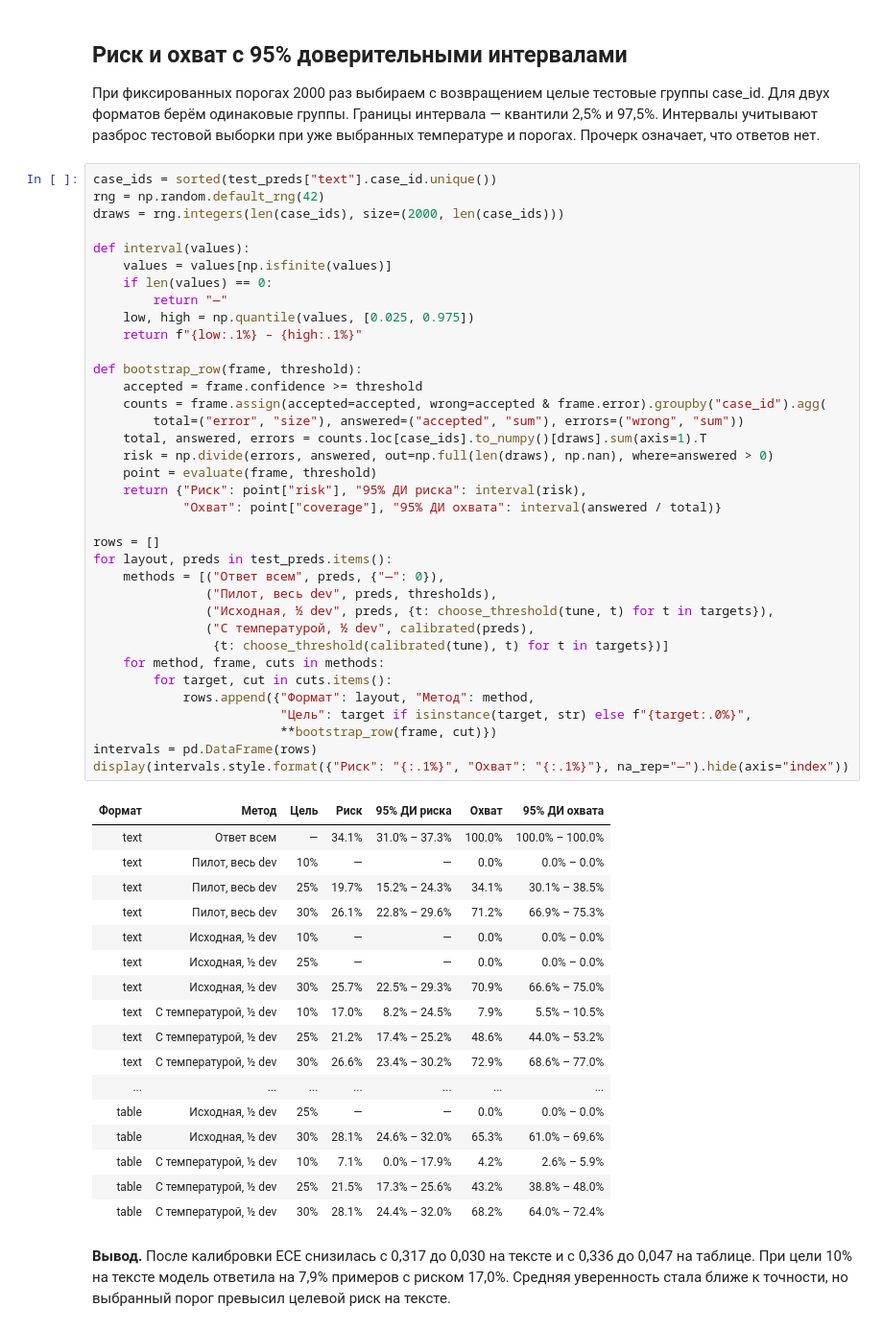
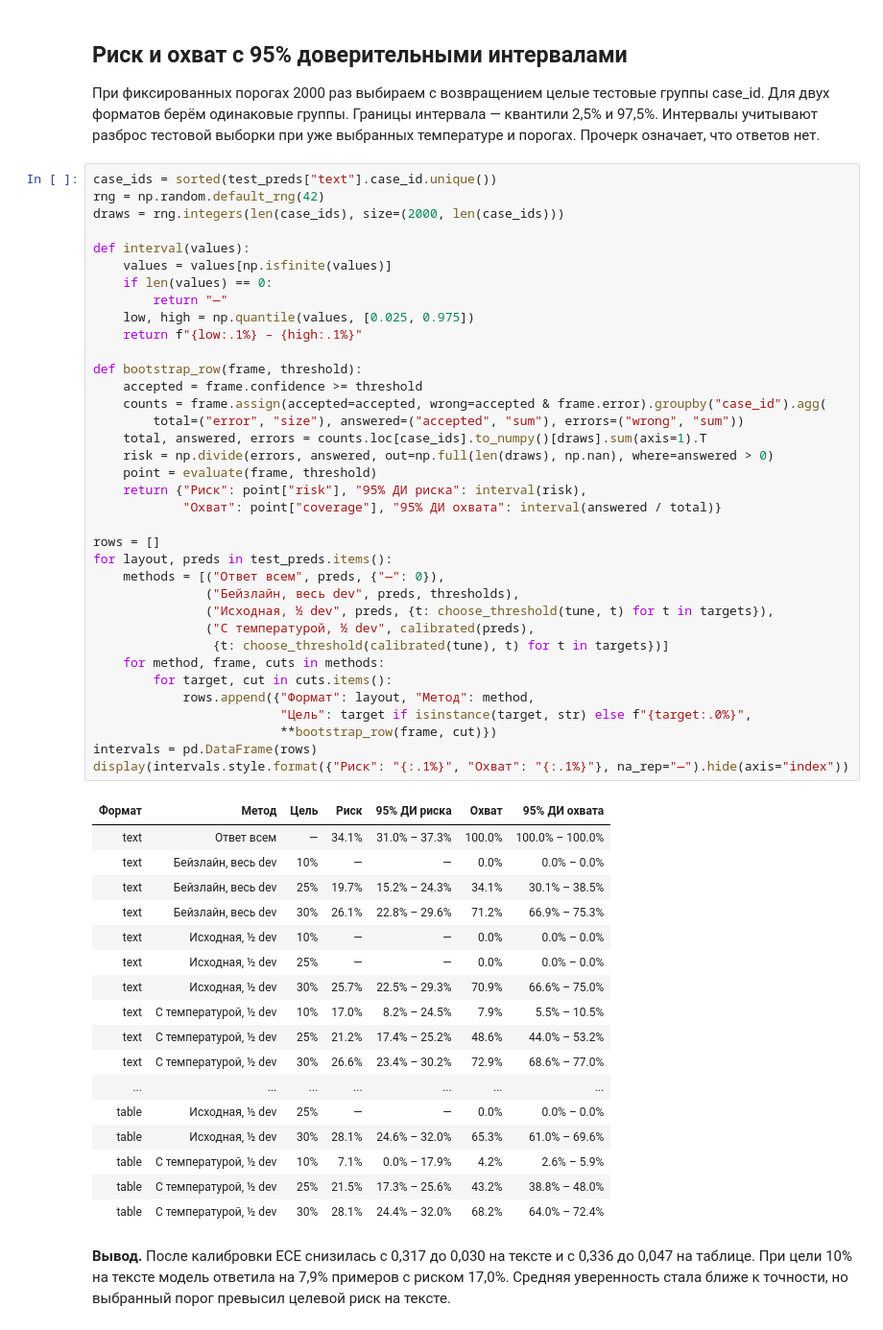
Before and after one commit to w1ngedshadow/llm-abstention, a Jupyter notebook: results/baseline_vitaminc.ipynb, the cells around one changed output. Shown at 96% size. Cells and saved outputs as stored; diff of their text form.

```diff
--- a/results/baseline_vitaminc.ipynb
+++ b/results/baseline_vitaminc.ipynb
@@ -322,37 +322,37 @@ def interval(values):
         return "—"
     low, high = np.quantile(values, [0.025, 0.975])
     return f"{low:.1%} – {high:.1%}"
 
 def bootstrap_row(frame, threshold):
     accepted = frame.confidence >= threshold
     counts = frame.assign(accepted=accepted, wrong=accepted & frame.error).groupby("case_id").agg(
         total=("error", "size"), answered=("accepted", "sum"), errors=("wrong", "sum"))
     total, answered, errors = counts.loc[case_ids].to_numpy()[draws].sum(axis=1).T
     risk = np.divide(errors, answered, out=np.full(len(draws), np.nan), where=answered > 0)
     point = evaluate(frame, threshold)
     return {"Риск": point["risk"], "95% ДИ риска": interval(risk),
             "Охват": point["coverage"], "95% ДИ охвата": interval(answered / total)}
 
 rows = []
 for layout, preds in test_preds.items():
     methods = [("Ответ всем", preds, {"—": 0}),
-               ("Пилот, весь dev", preds, thresholds),
+               ("Бейзлайн, весь dev", preds, thresholds),
                ("Исходная, ½ dev", preds, {t: choose_threshold(tune, t) for t in targets}),
                ("С температурой, ½ dev", calibrated(preds),
                 {t: choose_threshold(calibrated(tune), t) for t in targets})]
     for method, frame, cuts in methods:
         for target, cut in cuts.items():
             rows.append({"Формат": layout, "Метод": method,
                          "Цель": target if isinstance(target, str) else f"{target:.0%}",
                          **bootstrap_row(frame, cut)})
 intervals = pd.DataFrame(rows)
 display(intervals.style.format({"Риск": "{:.1%}", "Охват": "{:.1%}"}, na_rep="—").hide(axis="index"))
 # %% [output]
 | Формат | Метод | Цель | Риск | 95% ДИ риска | Охват | 95% ДИ охвата |
 | text | Ответ всем | — | 34.1% | 31.0% – 37.3% | 100.0% | 100.0% – 100.0% |
-| text | Пилот, весь dev | 10% | — | — | 0.0% | 0.0% – 0.0% |
-| text | Пилот, весь dev | 25% | 19.7% | 15.2% – 24.3% | 34.1% | 30.1% – 38.5% |
-| text | Пилот, весь dev | 30% | 26.1% | 22.8% – 29.6% | 71.2% | 66.9% – 75.3% |
+| text | Бейзлайн, весь dev | 10% | — | — | 0.0% | 0.0% – 0.0% |
+| text | Бейзлайн, весь dev | 25% | 19.7% | 15.2% – 24.3% | 34.1% | 30.1% – 38.5% |
+| text | Бейзлайн, весь dev | 30% | 26.1% | 22.8% – 29.6% | 71.2% | 66.9% – 75.3% |
 | text | Исходная, ½ dev | 10% | — | — | 0.0% | 0.0% – 0.0% |
 | text | Исходная, ½ dev | 25% | — | — | 0.0% | 0.0% – 0.0% |
 | text | Исходная, ½ dev | 30% | 25.7% | 22.5% – 29.3% | 70.9% | 66.6% – 75.0% |
```
Also changed, not shown: parts of 2 cells of this notebook, 5 other files.
